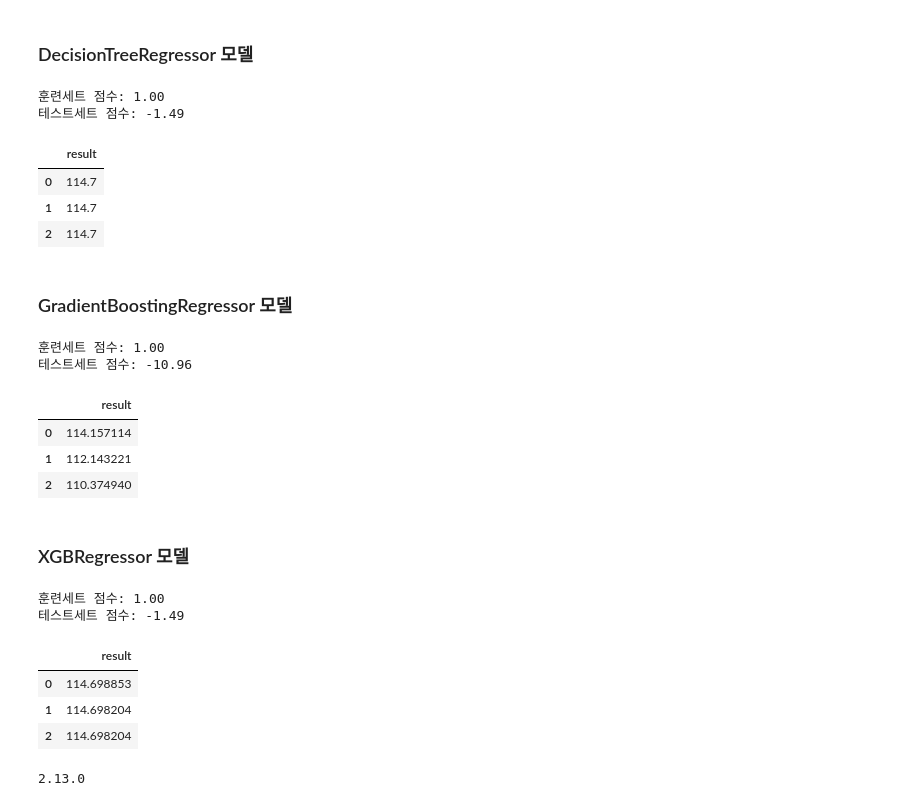
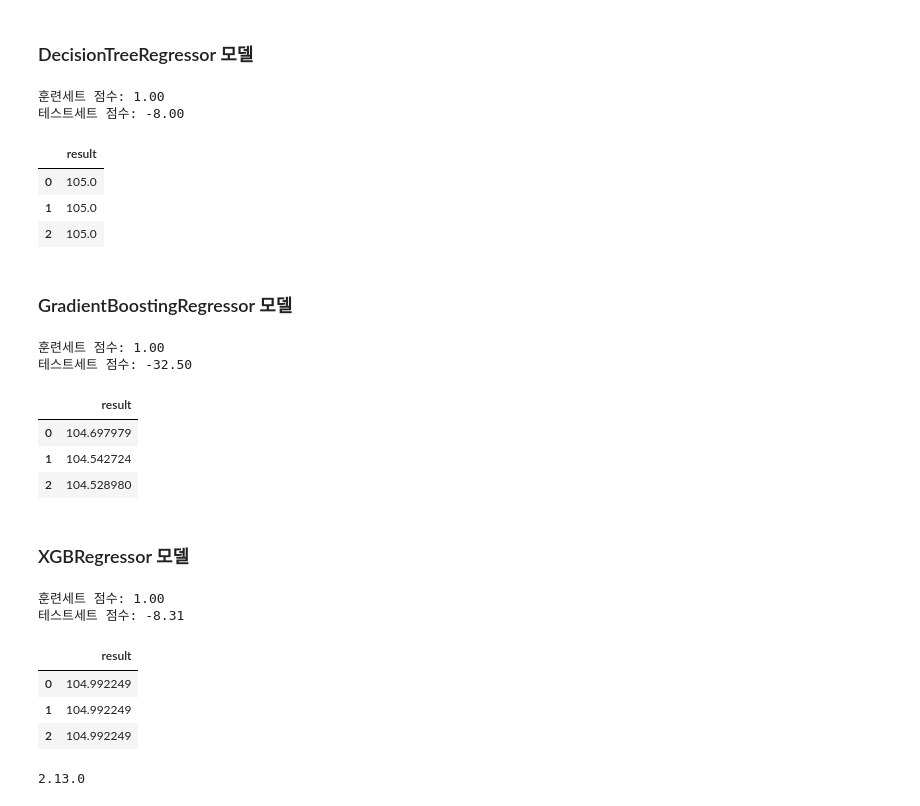
Before and after one commit to dontk1llme/TRIPICK, a Jupyter notebook: server/recommend/app/data/물가지수_전처리_및_예측.ipynb, the cells around one changed output. Saved outputs shown, nothing was run; the diff lists cells and outputs as text; code cells hidden in the pictures.

```diff
--- a/server/recommend/app/data/물가지수_전처리_및_예측.ipynb
+++ b/server/recommend/app/data/물가지수_전처리_및_예측.ipynb
@@ -341,15 +342,21 @@ plt.show()
 # %% [output]
 [figure]
 # %%
-country = '대한민국'
+country = '일본'
 
-country_X = price_index_table[price_index_table.columns.difference([country])]
+scaler1 = preprocessing.MinMaxScaler()
+scaler2 = preprocessing.MinMaxScaler()
+
+country_X = price_index_table
 country_y = price_index_table[[country]]
 
-X_train = country_X[country_X.index<2019]
-X_test = country_X[country_X.index>=2019]
-y_train = country_y[country_y.index<2019]
-y_test = country_y[country_y.index>=2019]
+scaler_x = scaler1.fit(country_X)
+scaler_y = scaler2.fit(country_y)
+
+X_train = scaler_x.transform(country_X[country_X.index<2019])
+X_test = scaler_x.transform(country_X[country_X.index>=2019])
+y_train = scaler_y.transform(country_y[country_y.index<2019])
+y_test = scaler_y.transform(country_y[country_y.index>=2019])
 # %% [markdown]
 ### 선형회귀 모델
 # %%
@@ -412,20 +421,21 @@ pd.DataFrame(model.predict(X_test), columns=['result'])
 # %%
 from sklearn.tree import DecisionTreeRegressor
 
 model = DecisionTreeRegressor(random_state=0)
 model.fit(X_train, y_train)
 
 print("훈련세트 점수: {:.2f}".format( model.score(X_train, y_train) ))
 print("테스트세트 점수: {:.2f}".format( model.score(X_test, y_test) ))
 
-pd.DataFrame(model.predict(X_test), columns=['result'])
+y_predicted = model.predict(X_test).reshape([-1, 1])
+pd.DataFrame(scaler_y.inverse_transform(y_predicted), columns=['result'])
 # %% [output]
 훈련세트 점수: 1.00
-테스트세트 점수: -1.49
+테스트세트 점수: -8.00
 |  | result |
-| 0 | 114.7 |
-| 1 | 114.7 |
-| 2 | 114.7 |
+| 0 | 105.0 |
+| 1 | 105.0 |
+| 2 | 105.0 |
 # %% [markdown]
 ### GradientBoostingRegressor 모델
 # %%
@@ -437,14 +447,15 @@ model.fit(X_train, y_train)
 print("훈련세트 점수: {:.2f}".format( model.score(X_train, y_train) ))
 print("테스트세트 점수: {:.2f}".format( model.score(X_test, y_test) ))
 
-pd.DataFrame(model.predict(X_test), columns=['result'])
+y_predicted = model.predict(X_test).reshape([-1, 1])
+pd.DataFrame(scaler_y.inverse_transform(y_predicted), columns=['result'])
 # %% [output]
 훈련세트 점수: 1.00
-테스트세트 점수: -10.96
+테스트세트 점수: -32.50
 |  | result |
-| 0 | 114.157114 |
-| 1 | 112.143221 |
-| 2 | 110.374940 |
+| 0 | 104.697979 |
+| 1 | 104.542724 |
+| 2 | 104.528980 |
 # %% [markdown]
 ### XGBRegressor 모델
 # %%
@@ -456,14 +467,15 @@ model.fit(X_train, y_train)
 print("훈련세트 점수: {:.2f}".format( model.score(X_train, y_train) ))
 print("테스트세트 점수: {:.2f}".format( model.score(X_test, y_test) ))
 
-pd.DataFrame(model.predict(X_test), columns=['result'])
+y_predicted = model.predict(X_test).reshape([-1, 1])
+pd.DataFrame(scaler_y.inverse_transform(y_predicted), columns=['result'])
 # %% [output]
 훈련세트 점수: 1.00
-테스트세트 점수: -1.49
+테스트세트 점수: -8.31
 |  | result |
-| 0 | 114.698853 |
-| 1 | 114.698204 |
-| 2 | 114.698204 |
+| 0 | 104.992249 |
+| 1 | 104.992249 |
+| 2 | 104.992249 |
 # %%
 import tensorflow as tf
 from tensorflow import keras
```
Also changed, not shown: parts of 38 cells of this notebook.
